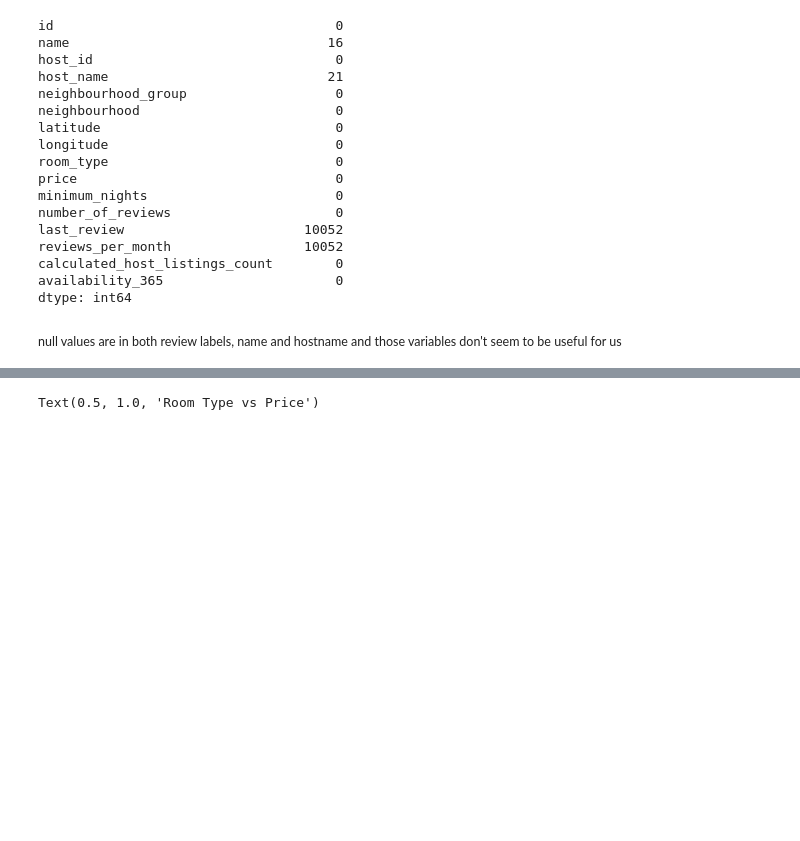
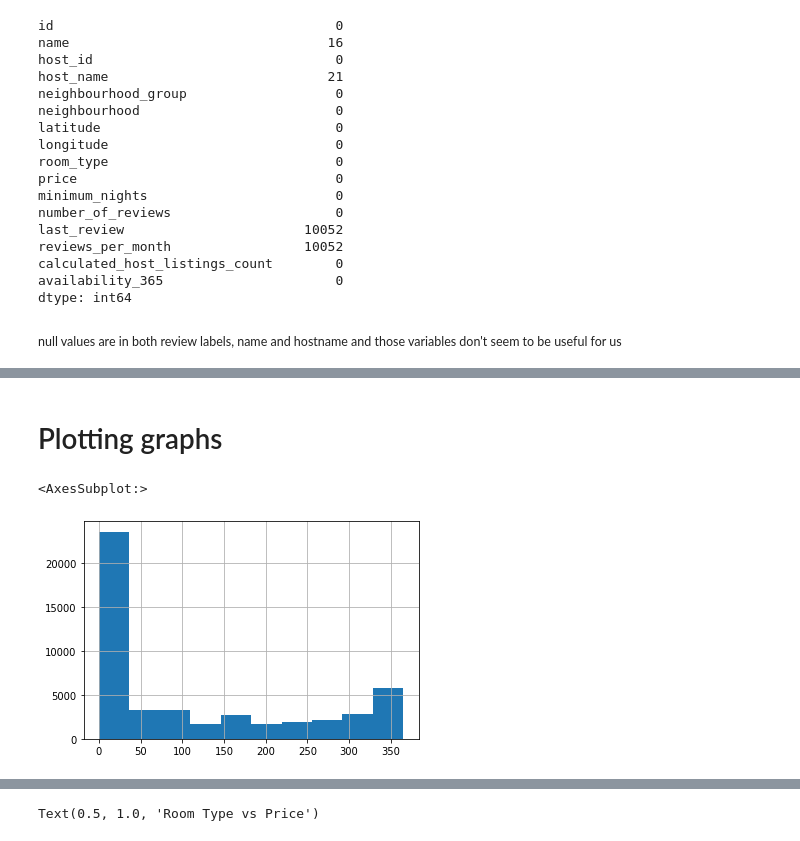
Before and after one commit to eshan-srivastava/dac-airbnb-project, a Jupyter notebook: notebooks/Data Cleaning.ipynb, the cells around one changed output, grey strips where cells are left out. Cells and saved outputs as stored; diff of their text form; code cells hidden in the pictures; blank space fills up the shorter version.

```diff
--- a/notebooks/Data Cleaning.ipynb
+++ b/notebooks/Data Cleaning.ipynb
@@ -116,0 +153,8 @@ Plotting graphs
+# %% [markdown]
+# Plotting graphs
+# %%
+hist_av=df1["availability_365"].hist()
+hist_av
+# %% [output]
+<AxesSubplot:>
+[figure, added]
```
Also changed, not shown: parts of 21 cells of this notebook.
